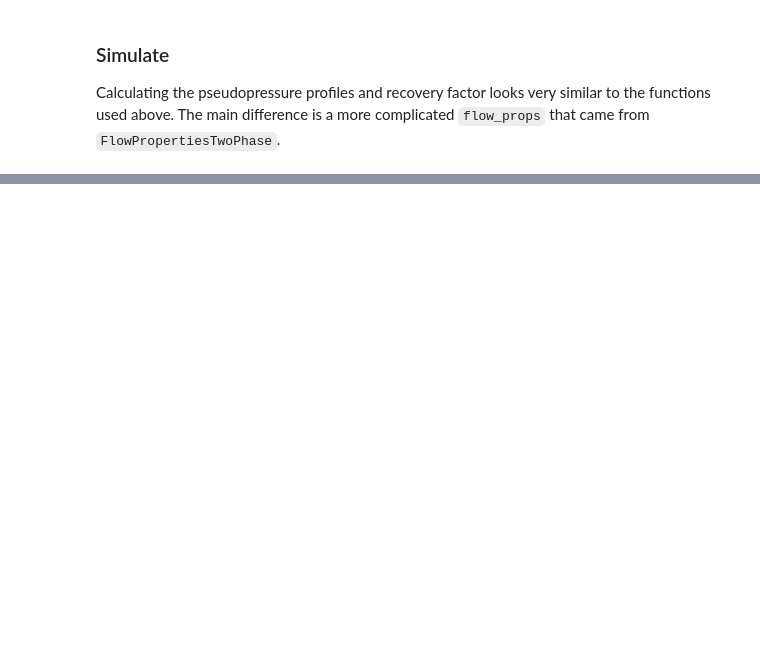
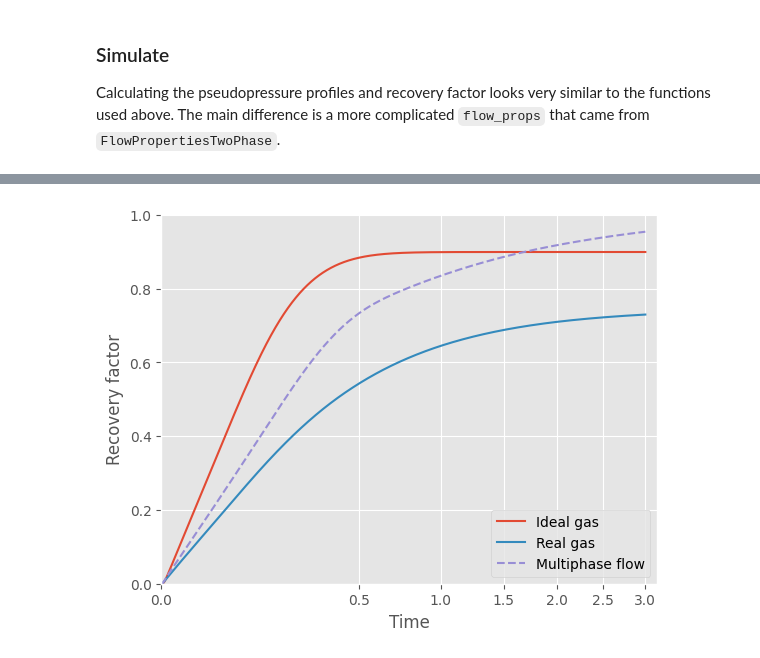
Before and after one commit to frank1010111/bluebonnet, a Jupyter notebook: docs/flow.ipynb, the cells around one changed output, grey strips where cells are left out. Drawn from its saved outputs; the diff is of its cells as text; code cells hidden in the pictures; blank space fills up the shorter version.

```diff
--- a/docs/flow.ipynb
+++ b/docs/flow.ipynb
@@ -328,0 +326,15 @@ ax.set(
+# %%
+fig, ax = plt.subplots()
+ax.plot(time, rf_ideal, label="Ideal gas")
+ax.plot(time, rf2, label="Real gas")
+ax.plot(time, rf, "--", label="Multiphase flow")
+ax.legend()
+ax.set(
+    xlabel="Time",
+    ylabel="Recovery factor",
+    ylim=(0, None),
+    xscale="squareroot",
+    xlim=(0, None),
+);
+# %% [output]
+[figure, added]
```
Also changed, not shown: parts of 13 cells of this notebook, 1 other file.
